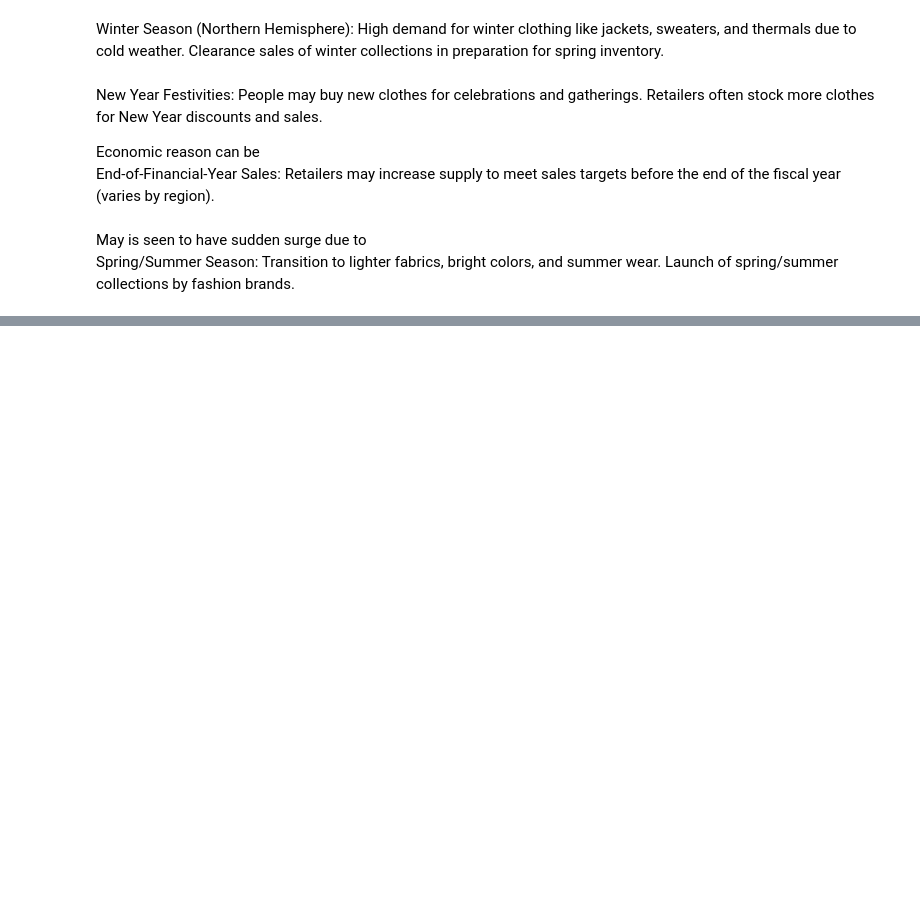
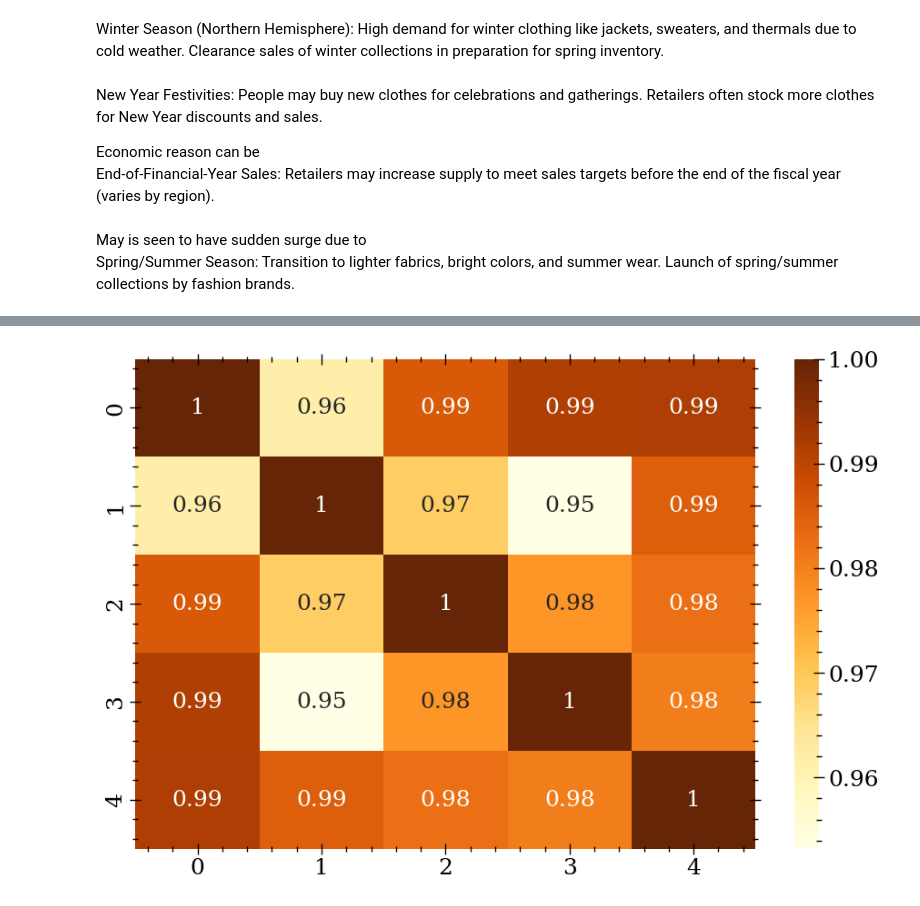
Before and after one commit to Heisenberg-2207/DA5401, a Jupyter notebook: Saas challenege/eda.ipynb, the cells around one changed output, grey strips where cells are left out. Cells and saved outputs as stored; diff of their text form; code cells hidden in the pictures; blank space fills up the shorter version.

```diff
--- a/Saas challenege/eda.ipynb
+++ b/Saas challenege/eda.ipynb
@@ -122,7 +103,9 @@ array([21104, 12576,  6304,  5904,  5360,  4000,  2432,  2288,  2192,
 # %%
-k = 5
+k = 1
 topKproducts = 20
 topKcities = city[sortedcnts[:k]]
+monthsDataForKCities = []
+weeksDataForKCities = []
 for ithcity in topKcities:
     dataKthCity = data[cities == ithcity]
     prod,count = np.unique(dataKthCity['Product'],return_counts=True)
@@ -133,8 +116,15 @@ for ithcity in topKcities:
     months = dataKthCity[dataKthCity.columns[10]].dt.month
     salesMonthWise = dataKthCity.groupby(months)['Lineitem price'].sum()
 
-    weeksNumbers = weeks.unique()
+    weeksNumbers = weeks.unique().to_numpy().astype(int)
     monthNumbers = months.unique()
+
+    weeksData = np.zeros(53)
+    monthsData = np.zeros(12)
+    weeksData[weeksNumbers-1] += salesWeekWise
+    monthsData[monthNumbers-1] += salesMonthWise
+    weeksDataForKCities.append(weeksData)
+    monthsDataForKCities.append(monthsData)
 
     plt.xlabel('Number of week')
     plt.ylabel('Lineitem price')
@@ -153,6 +143,8 @@ for ithcity in topKcities:
     plt.plot(prod[sortedcounts[:topKproducts]],count[sortedcounts[:topKproducts]])
     plt.xticks(rotation=45, fontsize=8)  # Set font size to
     plt.show()
+    # df = dataKthCity.groupby(weeks)
+    # print(df)
 # %% [output]
 [figure]
 [figure]
@@ -212,0 +203,6 @@ array([19344,  6160,  5728,  5488,  5072,  4832,  3776,  2208,  2192,
+# %%
+matrix = pd.DataFrame(monthsDataForKCities)
+sns.color_palette("YlOrBr", as_cmap=True)
+ax = sns.heatmap(matrix.T.corr(), annot=True,cmap="YlOrBr")
+# %% [output]
+[figure, added]
```
Also changed, not shown: parts of 9 cells of this notebook.
